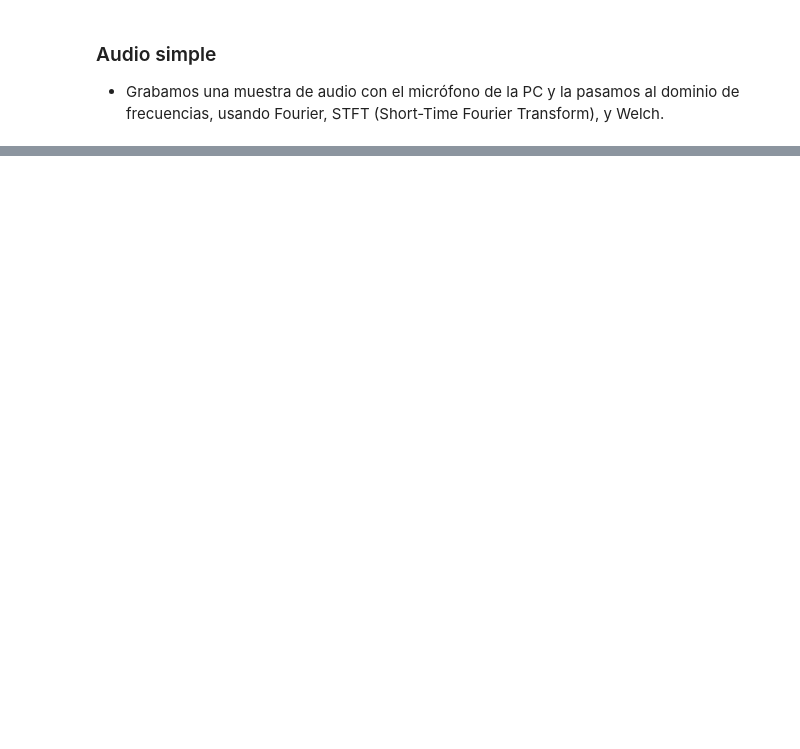
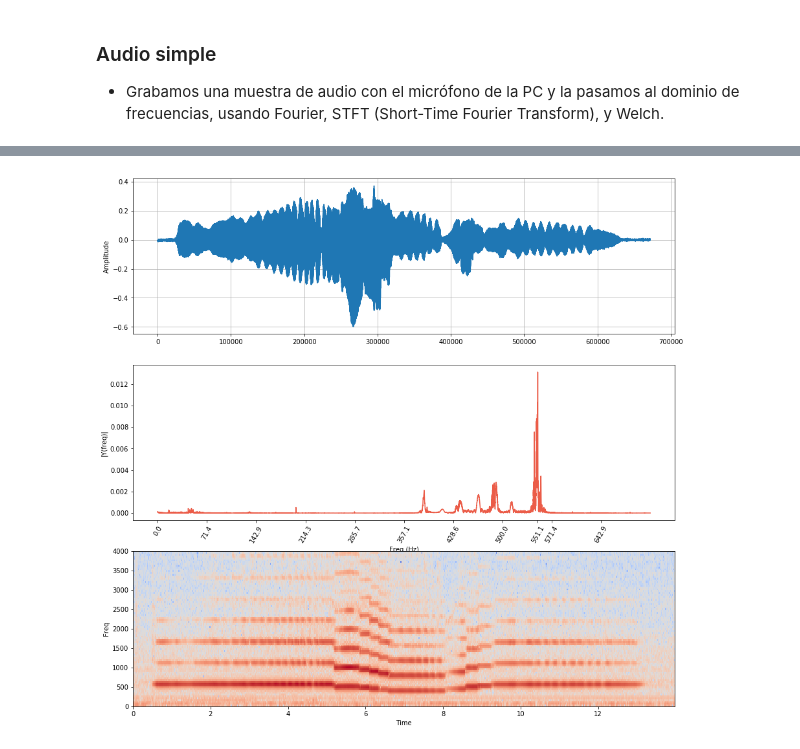
Before and after one commit to Cerebrock/cerebrock.github.io, a Jupyter notebook: posts/Some audio viz/index.ipynb, the cells around one changed output, grey strips where cells are left out. Saved outputs shown, nothing was run; the diff lists cells and outputs as text; code cells hidden in the pictures; blank space fills up the shorter version.

```diff
--- a/posts/Some audio viz/index.ipynb
+++ b/posts/Some audio viz/index.ipynb
@@ -23,0 +5,4 @@ OSError: PortAudio library not found
+# %%
+sampleo = 48000
+rec = grabar(duracion=15, sampleo=sampleo)
+display(Audio(stereo2mono(rec[sampleo:]), rate=sampleo))
@@ -23,0 +13,4 @@ OSError: PortAudio library not found
+# %%
+plot_multiple(stereo2mono(rec[sampleo:]), fs=sampleo)
+# %% [output]
+[figure, added]
```
Also changed, not shown: parts of 9 cells of this notebook, 7 other files.
